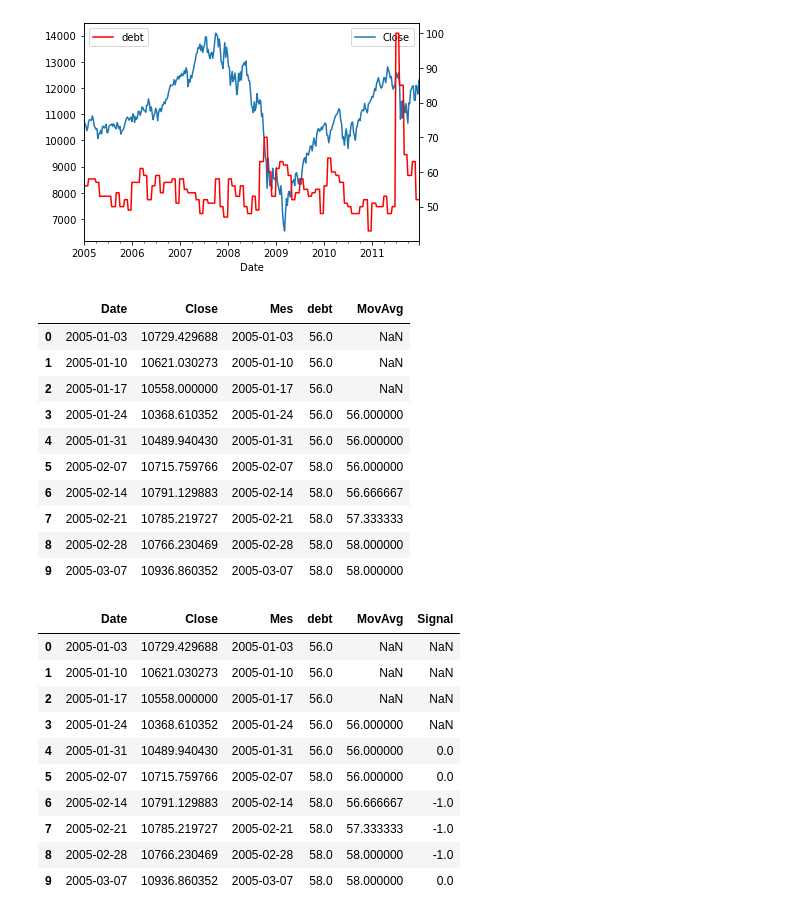
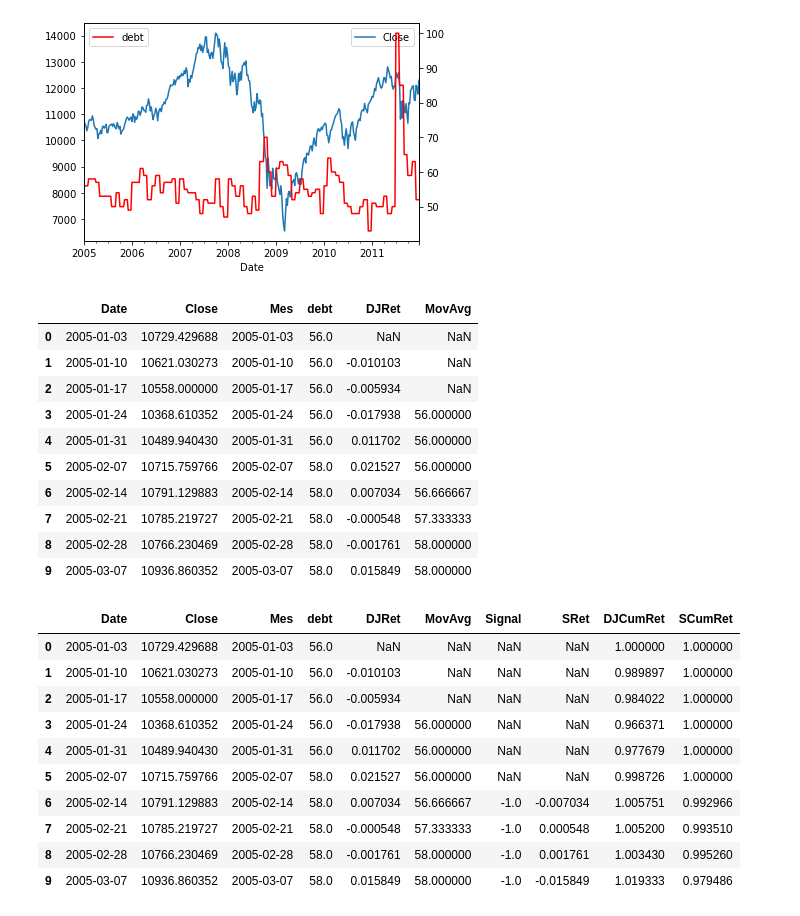
Before and after one commit to edwinriospzn/TradHW02, a Jupyter notebook: THomework2_V01.ipynb, the cells around one changed output. Saved outputs shown, nothing was run; the diff lists cells and outputs as text; code cells hidden in the pictures.

```diff
--- a/THomework2_V01.ipynb
+++ b/THomework2_V01.ipynb
@@ -138,40 +138,41 @@ try:
     StrategyDataframe=Cnsl_db_Gtr2.copy()
 except:
     StrategyDataframe=Cnsl_db_Gtr2.copy()
-StrategyDataframe['DJRet']=StrategyDataframe['Close']/StrategyDataframe['Close'].shift(1)-1
+StrategyDataframe['DJRet']=StrategyDataframe['Close']/StrategyDataframe222['Close'].shift(1)-1
 StrategyDataframe['MovAvg']=StrategyDataframe['debt'].rolling(3).mean()
 StrategyDataframe['MovAvg']=StrategyDataframe['MovAvg'].shift(1)
 StrategyDataframe.head(10)
 # %% [output]
-|  | Date | Close | Mes | debt | MovAvg |
-| 0 | 2005-01-03 | 10729.429688 | 2005-01-03 | 56.0 | NaN |
-| 1 | 2005-01-10 | 10621.030273 | 2005-01-10 | 56.0 | NaN |
-| 2 | 2005-01-17 | 10558.000000 | 2005-01-17 | 56.0 | NaN |
-| 3 | 2005-01-24 | 10368.610352 | 2005-01-24 | 56.0 | 56.000000 |
-| 4 | 2005-01-31 | 10489.940430 | 2005-01-31 | 56.0 | 56.000000 |
-| 5 | 2005-02-07 | 10715.759766 | 2005-02-07 | 58.0 | 56.000000 |
-| 6 | 2005-02-14 | 10791.129883 | 2005-02-14 | 58.0 | 56.666667 |
-| 7 | 2005-02-21 | 10785.219727 | 2005-02-21 | 58.0 | 57.333333 |
-| 8 | 2005-02-28 | 10766.230469 | 2005-02-28 | 58.0 | 58.000000 |
-| 9 | 2005-03-07 | 10936.860352 | 2005-03-07 | 58.0 | 58.000000 |
+|  | Date | Close | Mes | debt | DJRet | MovAvg |
+| 0 | 2005-01-03 | 10729.429688 | 2005-01-03 | 56.0 | NaN | NaN |
+| 1 | 2005-01-10 | 10621.030273 | 2005-01-10 | 56.0 | -0.010103 | NaN |
+| 2 | 2005-01-17 | 10558.000000 | 2005-01-17 | 56.0 | -0.005934 | NaN |
+| 3 | 2005-01-24 | 10368.610352 | 2005-01-24 | 56.0 | -0.017938 | 56.000000 |
+| 4 | 2005-01-31 | 10489.940430 | 2005-01-31 | 56.0 | 0.011702 | 56.000000 |
+| 5 | 2005-02-07 | 10715.759766 | 2005-02-07 | 58.0 | 0.021527 | 56.000000 |
+| 6 | 2005-02-14 | 10791.129883 | 2005-02-14 | 58.0 | 0.007034 | 56.666667 |
+| 7 | 2005-02-21 | 10785.219727 | 2005-02-21 | 58.0 | -0.000548 | 57.333333 |
+| 8 | 2005-02-28 | 10766.230469 | 2005-02-28 | 58.0 | -0.001761 | 58.000000 |
+| 9 | 2005-03-07 | 10936.860352 | 2005-03-07 | 58.0 | 0.015849 | 58.000000 |
 # %%
 StrategyDataframe['Signal']=np.sign(StrategyDataframe['MovAvg']-StrategyDataframe['debt'])
 StrategyDataframe['Signal']=StrategyDataframe['Signal'].shift(1)
+StrategyDataframe['Signal']=StrategyDataframe['Signal'].replace(to_replace=0, method='ffill')
 StrategyDataframe['SRet']=StrategyDataframe['Signal']*StrategyDataframe['DJRet']
 StrategyDataframe['DJCumRet']=(1+StrategyDataframe['DJRet'] ).cumprod()
 StrategyDataframe['SCumRet']=(1+StrategyDataframe['SRet'] ).cumprod()
 StrategyDataframe['DJCumRet']=StrategyDataframe['DJCumRet'].fillna(1)
 StrategyDataframe['SCumRet']=StrategyDataframe['SCumRet'].fillna(1)
 StrategyDataframe.head(10)
 # %% [output]
-|  | Date | Close | Mes | debt | MovAvg | Signal |
-| 0 | 2005-01-03 | 10729.429688 | 2005-01-03 | 56.0 | NaN | NaN |
-| 1 | 2005-01-10 | 10621.030273 | 2005-01-10 | 56.0 | NaN | NaN |
-| 2 | 2005-01-17 | 10558.000000 | 2005-01-17 | 56.0 | NaN | NaN |
-| 3 | 2005-01-24 | 10368.610352 | 2005-01-24 | 56.0 | 56.000000 | NaN |
-| 4 | 2005-01-31 | 10489.940430 | 2005-01-31 | 56.0 | 56.000000 | 0.0 |
-| 5 | 2005-02-07 | 10715.759766 | 2005-02-07 | 58.0 | 56.000000 | 0.0 |
-| 6 | 2005-02-14 | 10791.129883 | 2005-02-14 | 58.0 | 56.666667 | -1.0 |
-| 7 | 2005-02-21 | 10785.219727 | 2005-02-21 | 58.0 | 57.333333 | -1.0 |
-| 8 | 2005-02-28 | 10766.230469 | 2005-02-28 | 58.0 | 58.000000 | -1.0 |
-| 9 | 2005-03-07 | 10936.860352 | 2005-03-07 | 58.0 | 58.000000 | 0.0 |
+|  | Date | Close | Mes | debt | DJRet | MovAvg | Signal | SRet | DJCumRet | SCumRet |
+| 0 | 2005-01-03 | 10729.429688 | 2005-01-03 | 56.0 | NaN | NaN | NaN | NaN | 1.000000 | 1.000000 |
+| 1 | 2005-01-10 | 10621.030273 | 2005-01-10 | 56.0 | -0.010103 | NaN | NaN | NaN | 0.989897 | 1.000000 |
+| 2 | 2005-01-17 | 10558.000000 | 2005-01-17 | 56.0 | -0.005934 | NaN | NaN | NaN | 0.984022 | 1.000000 |
+| 3 | 2005-01-24 | 10368.610352 | 2005-01-24 | 56.0 | -0.017938 | 56.000000 | NaN | NaN | 0.966371 | 1.000000 |
+| 4 | 2005-01-31 | 10489.940430 | 2005-01-31 | 56.0 | 0.011702 | 56.000000 | NaN | NaN | 0.977679 | 1.000000 |
+| 5 | 2005-02-07 | 10715.759766 | 2005-02-07 | 58.0 | 0.021527 | 56.000000 | NaN | NaN | 0.998726 | 1.000000 |
+| 6 | 2005-02-14 | 10791.129883 | 2005-02-14 | 58.0 | 0.007034 | 56.666667 | -1.0 | -0.007034 | 1.005751 | 0.992966 |
+| 7 | 2005-02-21 | 10785.219727 | 2005-02-21 | 58.0 | -0.000548 | 57.333333 | -1.0 | 0.000548 | 1.005200 | 0.993510 |
+| 8 | 2005-02-28 | 10766.230469 | 2005-02-28 | 58.0 | -0.001761 | 58.000000 | -1.0 | 0.001761 | 1.003430 | 0.995260 |
+| 9 | 2005-03-07 | 10936.860352 | 2005-03-07 | 58.0 | 0.015849 | 58.000000 | -1.0 | -0.015849 | 1.019333 | 0.979486 |
```
Also changed, not shown: parts of 14 cells of this notebook, 2 other files.
